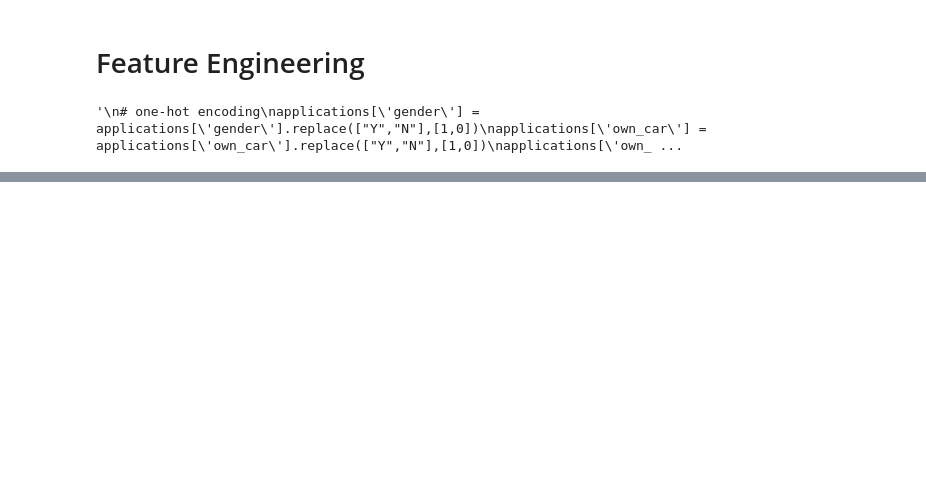
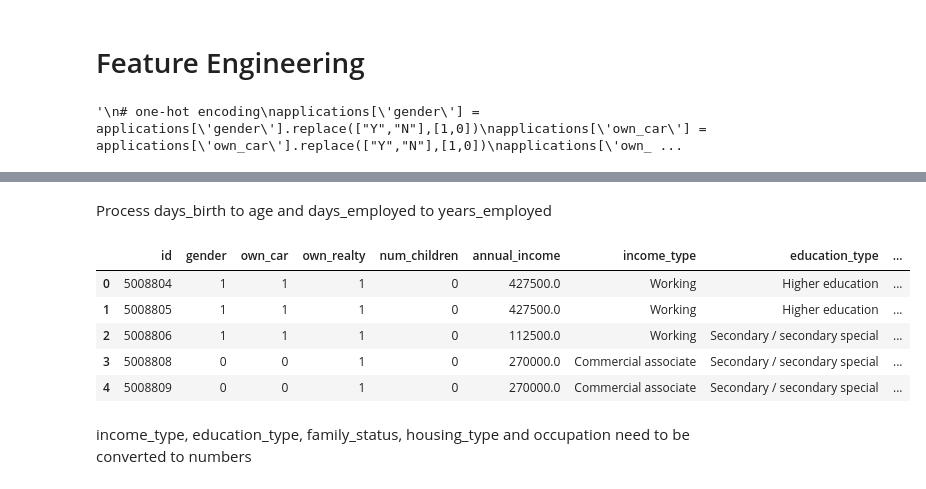
Before and after one commit to ashleytoh/cs3244-project-group-23, a Jupyter notebook: data_preprocessing/data_cleaning.ipynb, the cells around one changed output, grey strips where cells are left out. Saved outputs shown, nothing was run; the diff lists cells and outputs as text; code cells hidden in the pictures; blank space fills up the shorter version.

```diff
--- a/data_preprocessing/data_cleaning.ipynb
+++ b/data_preprocessing/data_cleaning.ipynb
@@ -198,0 +282,19 @@ applications['own_realty'] = applications['own_realty'].replace(["Y","N"],[1,0])
+# %% [markdown]
+Process days_birth to age and days_employed to years_employed
+# %%
+applications['age'] = -applications['days_birth'] / 365
+applications = applications.drop('days_birth', axis=1)
+
+applications['years_employed'] = -applications['days_employed'].apply(lambda x: x / 365 if x < 0 else -1)
+applications = applications.drop('days_employed', axis=1)
+
+applications.head()
+# %% [output]
+|  | id | gender | own_car | own_realty | num_children | annual_income | income_type | education_type | ... |
+| 0 | 5008804 | 1 | 1 | 1 | 0 | 427500.0 | Working | Higher education | ... |
+| 1 | 5008805 | 1 | 1 | 1 | 0 | 427500.0 | Working | Higher education | ... |
+| 2 | 5008806 | 1 | 1 | 1 | 0 | 112500.0 | Working | Secondary / secondary special | ... |
+| 3 | 5008808 | 0 | 0 | 1 | 0 | 270000.0 | Commercial associate | Secondary / secondary special | ... |
+| 4 | 5008809 | 0 | 0 | 1 | 0 | 270000.0 | Commercial associate | Secondary / secondary special | ... |
+# %% [markdown]
+income_type, education_type, family_status, housing_type and occupation need to be converted to numbers
```
Also changed, not shown: parts of 22 cells of this notebook.
